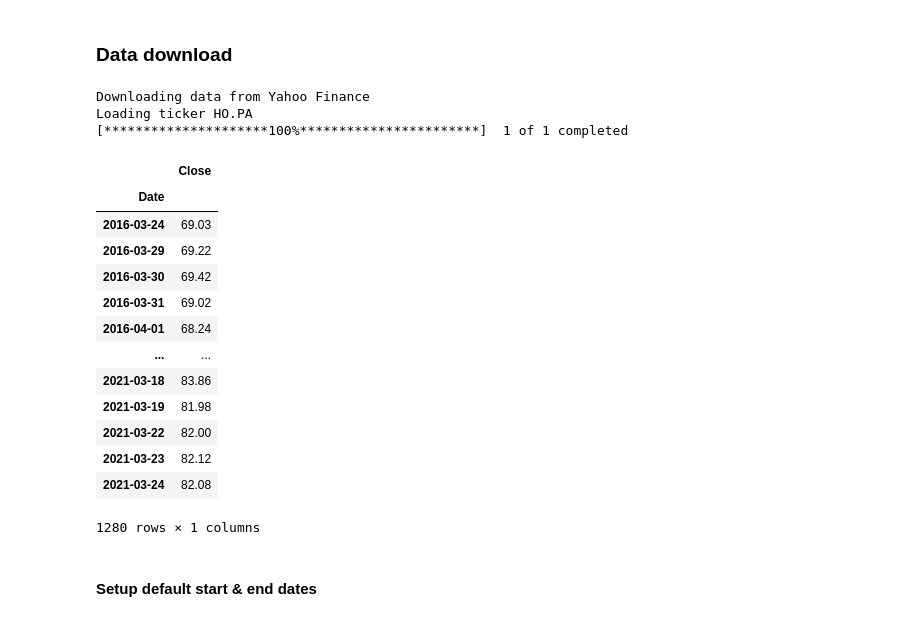
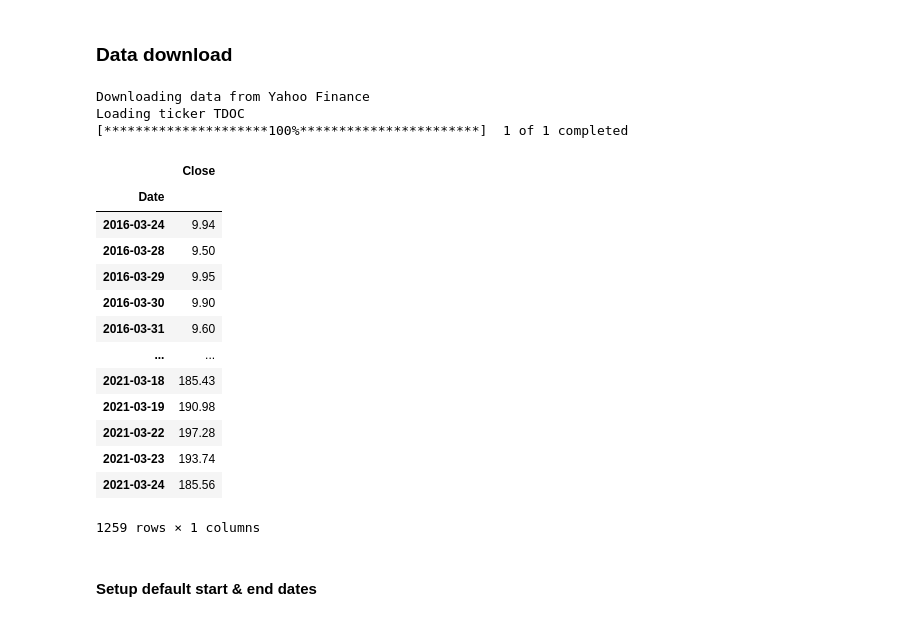
Before and after one commit to Ursuline/asset_management, a Jupyter notebook: moving_avg.ipynb, the cells around one changed output. Cells and saved outputs as stored; diff of their text form; code cells hidden in the pictures.

```diff
--- a/moving_avg.ipynb
+++ b/moving_avg.ipynb
@@ -22,66 +25,43 @@ import trading as tra
 %autoreload 2
 # %% [markdown]
 ### Default parameters
-# %%
-DIRNAME  = 'data'
-PLOT_DIR = 'plots'
-HUGE     = 1000000
-
-positions = ['long', 'short', 'n/c']
-SWITCHES  = ['buy', 'sell', 'n/c']
-
-DEFAULT_PERIOD = '5y'  # data download period
-
-#Min & max rolling window spans
-MIN_SPAN       = 5
-MAX_SPAN       = 60
-
-# Min & max buffer around mean
-MIN_BUFF       = 0.0
-MAX_BUFF       = 0.03
-
-INIT_WEALTH    = 100.0
-pd.options.display.float_format = '{:,.2f}'.format
-
-# ---------------------------#
-FEE_PCT        = .004  # broker's fee
-
-TICKER     = 'HO.PA'
-REFRESH    = True # Download fresh Yahoo data
-
-START_DATE = '2017-07-15'
-END_DATE   = '2021-03-22'
+# %%
+TICKER     = 'TDOC'
+REFRESH    = True # Download fresh Yahoo data
+
+START_DATE = '2017-07-15'
+END_DATE   = '2021-03-22'
 # %% [markdown]
 ### Data download
 # %%
-raw = tra.load_security(dirname = DIRNAME,
+raw = tra.load_security(dirname = DATA_DIR,
                         ticker  = TICKER,
                         refresh = REFRESH,
                         period  = DEFAULT_PERIOD,
                         )
 security = pd.DataFrame(raw[f'Close_{TICKER}'])
 security.rename(columns={f'Close_{TICKER}': "Close"},
                 inplace=True)
 
 security
 # %% [output]
 Downloading data from Yahoo Finance
-Loading ticker HO.PA
+Loading ticker TDOC
 [*********************100%***********************]  1 of 1 completed
 |  | Close |
 | Date |  |
-| 2016-03-24 | 69.03 |
-| 2016-03-29 | 69.22 |
-| 2016-03-30 | 69.42 |
-| 2016-03-31 | 69.02 |
-| 2016-04-01 | 68.24 |
+| 2016-03-24 | 9.94 |
+| 2016-03-28 | 9.50 |
+| 2016-03-29 | 9.95 |
+| 2016-03-30 | 9.90 |
+| 2016-03-31 | 9.60 |
 | ... | ... |
-| 2021-03-18 | 83.86 |
-| 2021-03-19 | 81.98 |
-| 2021-03-22 | 82.00 |
-| 2021-03-23 | 82.12 |
-| 2021-03-24 | 82.08 |
+| 2021-03-18 | 185.43 |
+| 2021-03-19 | 190.98 |
+| 2021-03-22 | 197.28 |
+| 2021-03-23 | 193.74 |
+| 2021-03-24 | 185.56 |
-1280 rows × 1 columns
+1259 rows × 1 columns
 # %% [markdown]
 #### Setup default start & end dates
 # %%
```
Also changed, not shown: parts of 19 cells of this notebook, 2 other files.
